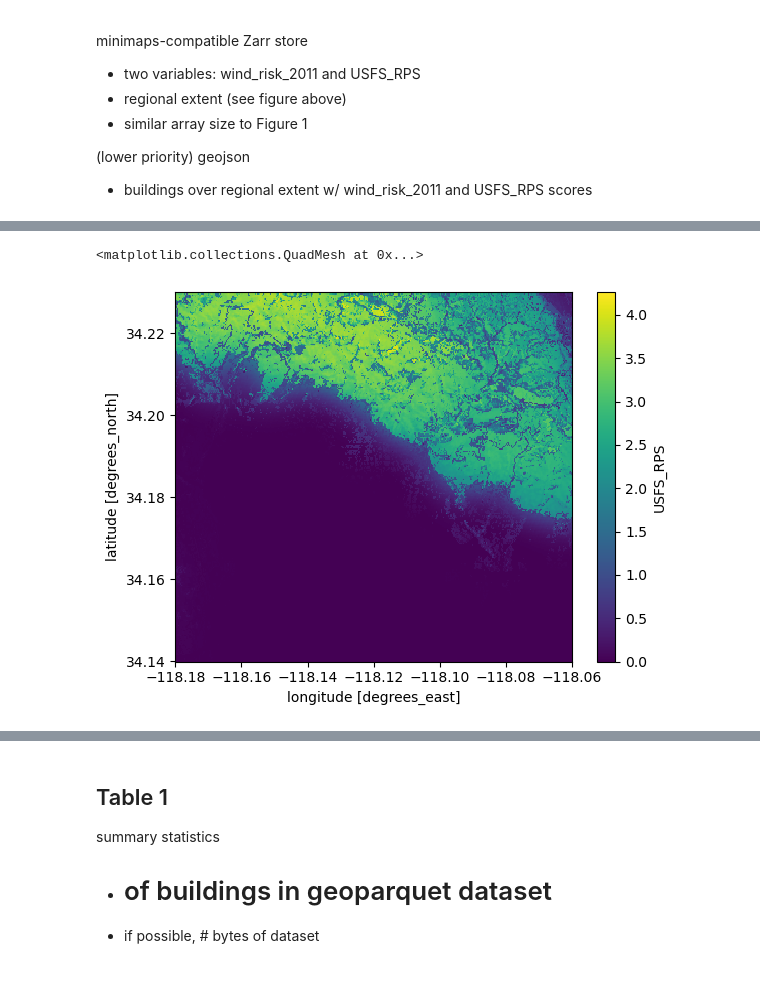
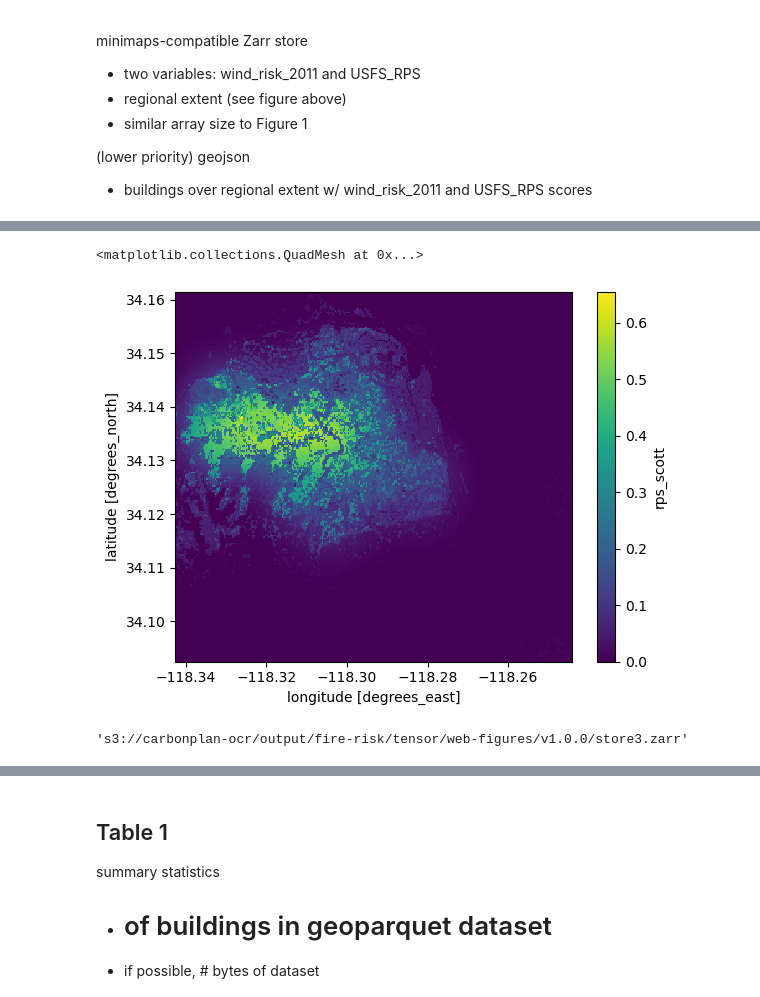
Before and after one commit to carbonplan/ocr, a Jupyter notebook: notebooks/data-for-explainer-figures.ipynb, the cells around one changed output, grey strips where cells are left out. Cells and saved outputs as stored; diff of their text form; code cells hidden in the pictures.

```diff
--- a/notebooks/data-for-explainer-figures.ipynb
+++ b/notebooks/data-for-explainer-figures.ipynb
@@ -121,8 +121,10 @@ def set_zarr_encoding(
         ds[varname] = da
 
     return ds
+# %%
+version = '1.0.0'
 # %%
-config = OCRConfig(environment='production', storage_root='s3://carbonplan-ocr', version='0.9.0')
+config = OCRConfig(environment='production', storage_root='s3://carbonplan-ocr', version=version)
 # %%
 storage = icechunk.s3_storage(bucket='carbonplan-ocr', prefix=config.icechunk.prefix)
 repo = icechunk.Repository.open(storage)
@@ -216,9 +238,10 @@ minimaps-compatible Zarr store
 (lower priority) geojson
 - buildings over regional extent w/ wind_risk_2011 and USFS_RPS scores
 # %%
+# Griffith bbox -118.342626 34.092357 -118.244174 34.161380
 store3 = (
-    ds[['wind_risk_2011', 'USFS_RPS']]
-    .sel(latitude=slice(34.14, 34.23), longitude=slice(-118.18, -118.06))
+    ds[['rps_2011', 'rps_scott']]
+    .sel(latitude=slice(34.092357, 34.161380), longitude=slice(-118.342626, -118.244174))
     .chunk({'latitude': -1, 'longitude': -1})
     .pipe(set_zarr_encoding)
 )
@@ -250,8 +286,13 @@ dask.array<chunksize=(293, 390), meta=np.ndarray>
 # %%
-store3.USFS_RPS.plot()
+store3.rps_scott.plot()
 # %% [output]
 <matplotlib.collections.QuadMesh at 0x...>
-[figure, old version]
+[figure, new version]
+# %%
+path3 = f's3://carbonplan-ocr/output/fire-risk/tensor/web-figures/v{version}/store3.zarr'
+path3
+# %% [output]
+'s3://carbonplan-ocr/output/fire-risk/tensor/web-figures/v1.0.0/store3.zarr'
 # %%
 %%time
 store3.to_zarr(
```
Also changed, not shown: parts of 13 cells of this notebook.
